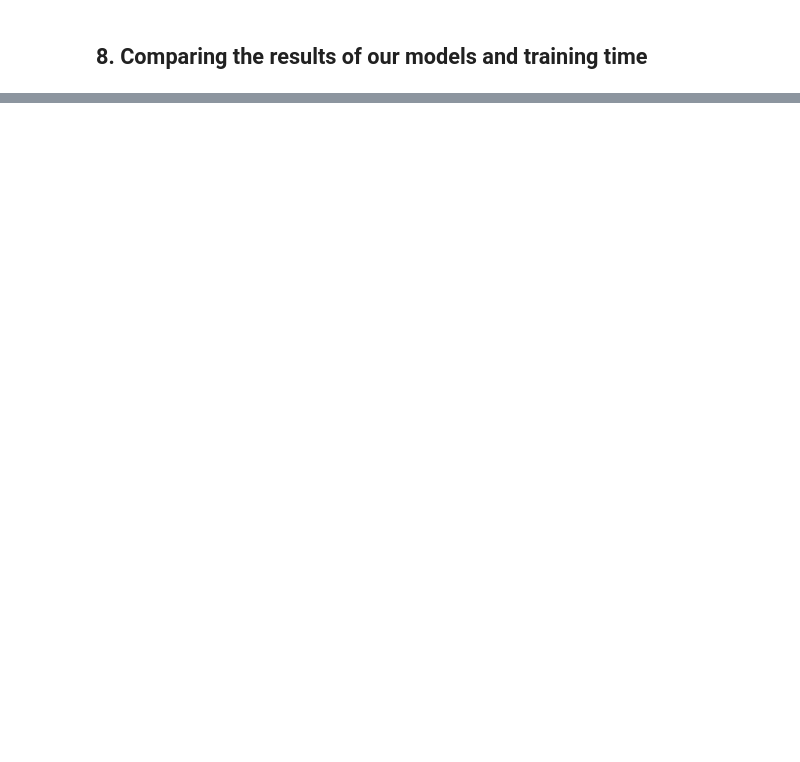
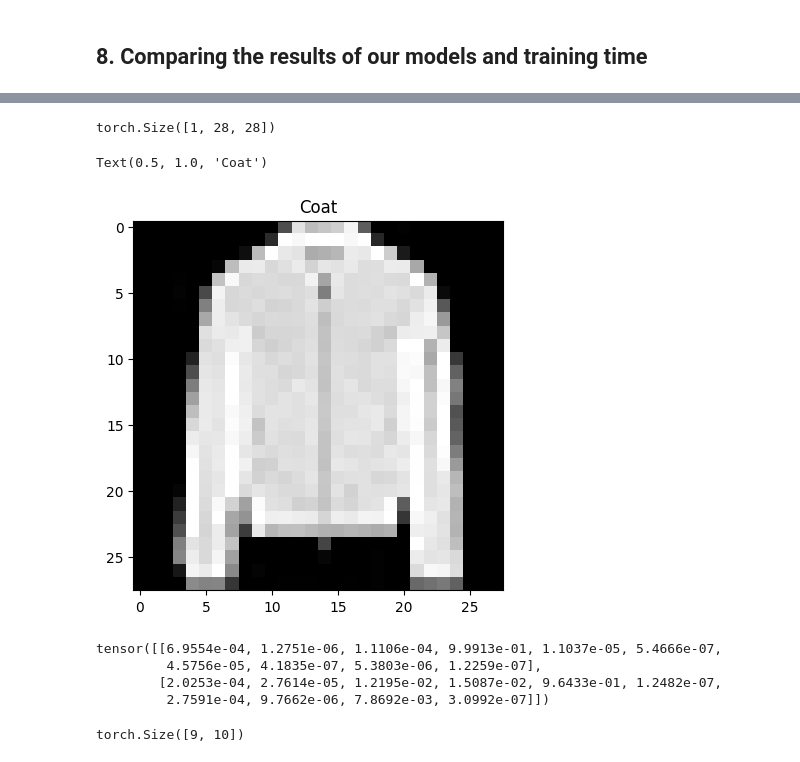
Before and after one commit to Anudeep28/Pytorch_Models, a Jupyter notebook: Pytorch_Models.ipynb, the cells around one changed output, grey strips where cells are left out. Saved outputs shown, nothing was run; the diff lists cells and outputs as text; code cells hidden in the pictures; blank space fills up the shorter version.

Commit message:
Testing on whole dataset and Evaluation

```diff
--- a/Pytorch_Models.ipynb
+++ b/Pytorch_Models.ipynb
@@ -1020,0 +1062,36 @@ import pandas as pd
+# %%
+import random
+#random.seed(42)
+test_samples = []
+test_labels = []
+for sample, label in random.sample(list(test_data), k = 9):
+    test_samples.append(sample)
+    test_labels.append(label)
+
+# veiw the first Sample shape
+test_samples[0].shape
+# %% [output]
+torch.Size([1, 28, 28])
+# %%
+plt.imshow(test_samples[1].squeeze(),cmap="gray")
+plt.title(f"{class_names[test_labels[1]]}")
+# %% [output]
+Text(0.5, 1.0, 'Coat')
+[figure, added]
+# %%
+# Make predictions fromt he test dataset
+pred_probs_samples = make_predictions(model=model_2,
+                              data=test_samples,
+                              device=device)
+
+# View the first two prediction probabilities
+pred_probs_samples[:2]
+# %% [output]
+tensor([[6.9554e-04, 1.2751e-06, 1.1106e-04, 9.9913e-01, 1.1037e-05, 5.4666e-07,
+         4.5756e-05, 4.1835e-07, 5.3803e-06, 1.2259e-07],
+        [2.0253e-04, 2.7614e-05, 1.2195e-02, 1.5087e-02, 9.6433e-01, 1.2482e-07,
+         2.7591e-04, 9.7662e-06, 7.8692e-03, 3.0992e-07]])
+# %%
+pred_probs_samples.shape
+# %% [output]
+torch.Size([9, 10])
```
Also changed, not shown: parts of 19 cells of this notebook, 2 other files.
